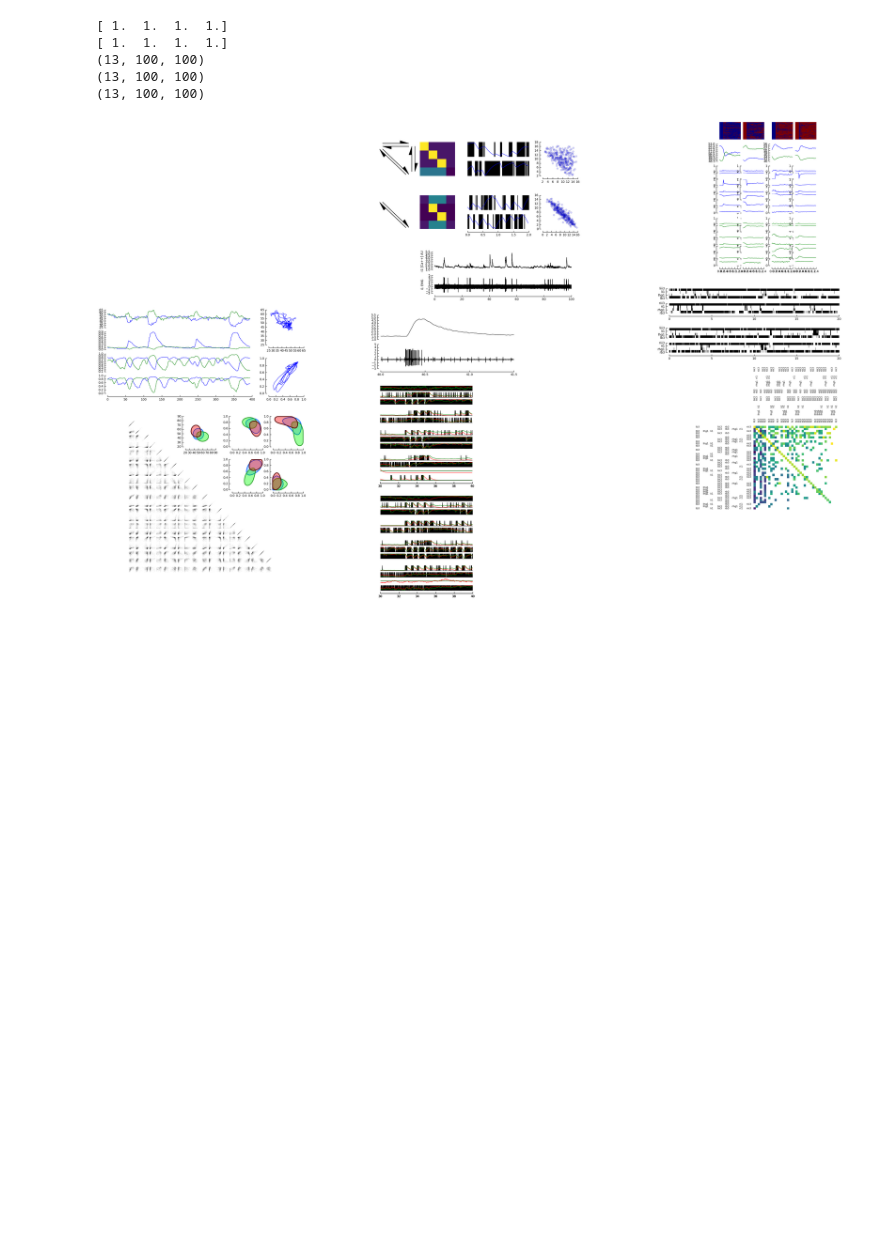
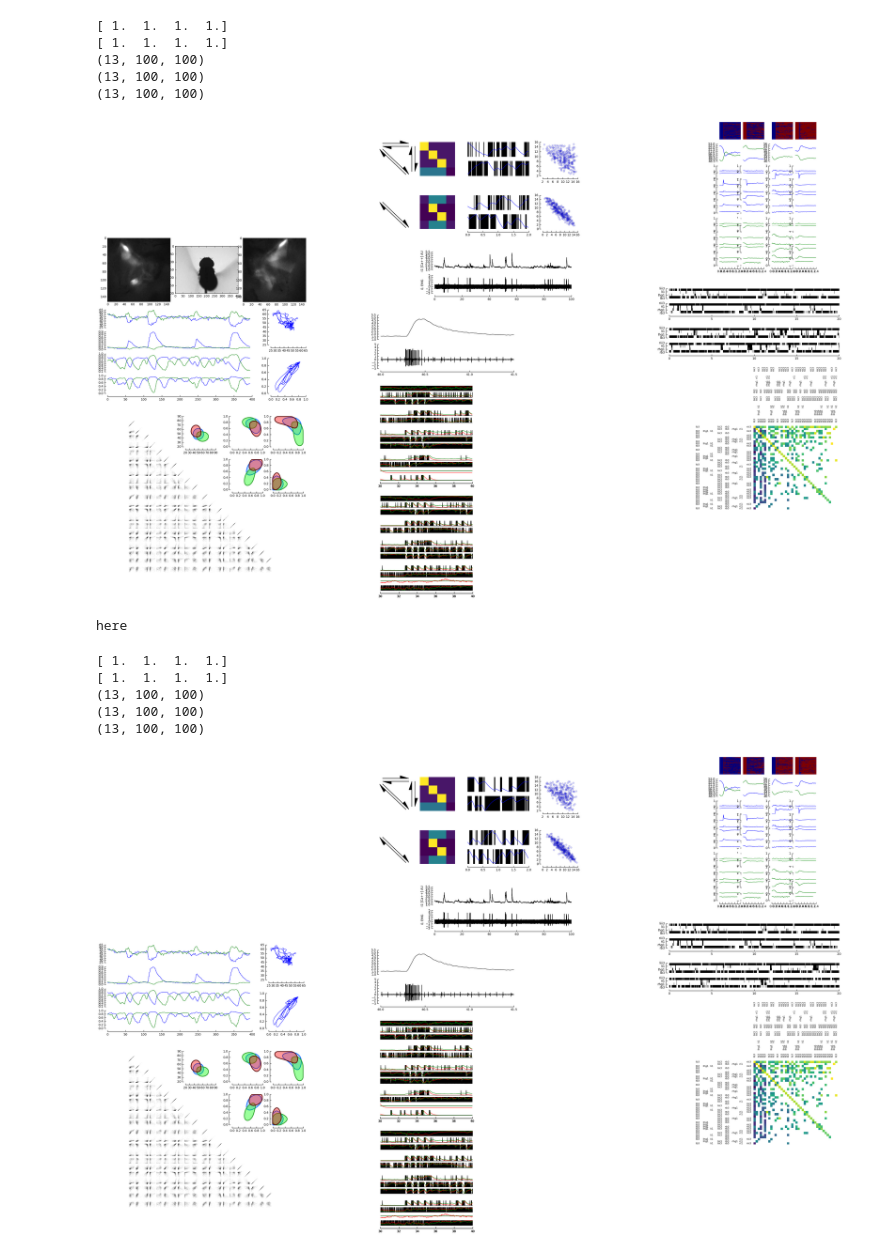
Before and after one commit to psilentp/janelia_vnc_poster, a Jupyter notebook: 01_make_poster.ipynb, the cells around one changed output. Drawn from its saved outputs; the diff is of its cells as text; code cells hidden in the pictures; blank space fills up the shorter version.

```diff
--- a/01_make_poster.ipynb
+++ b/01_make_poster.ipynb
@@ -40,3 +53,16 @@ i1_ca = decon_fly.ca_camera_left_model_fits['i1']
+# %%
+run -i make_poster.py
+# %% [output]
+[ 1.  1.  1.  1.]
+[ 1.  1.  1.  1.]
+(13, 100, 100)
+(13, 100, 100)
+(13, 100, 100)
+[figure, added]
+# %%
+print 'here'
+# %% [output]
+here
 # %%
 reload(lpf)
 
```
Also changed, not shown: parts of 2 cells of this notebook, 3 other files.
